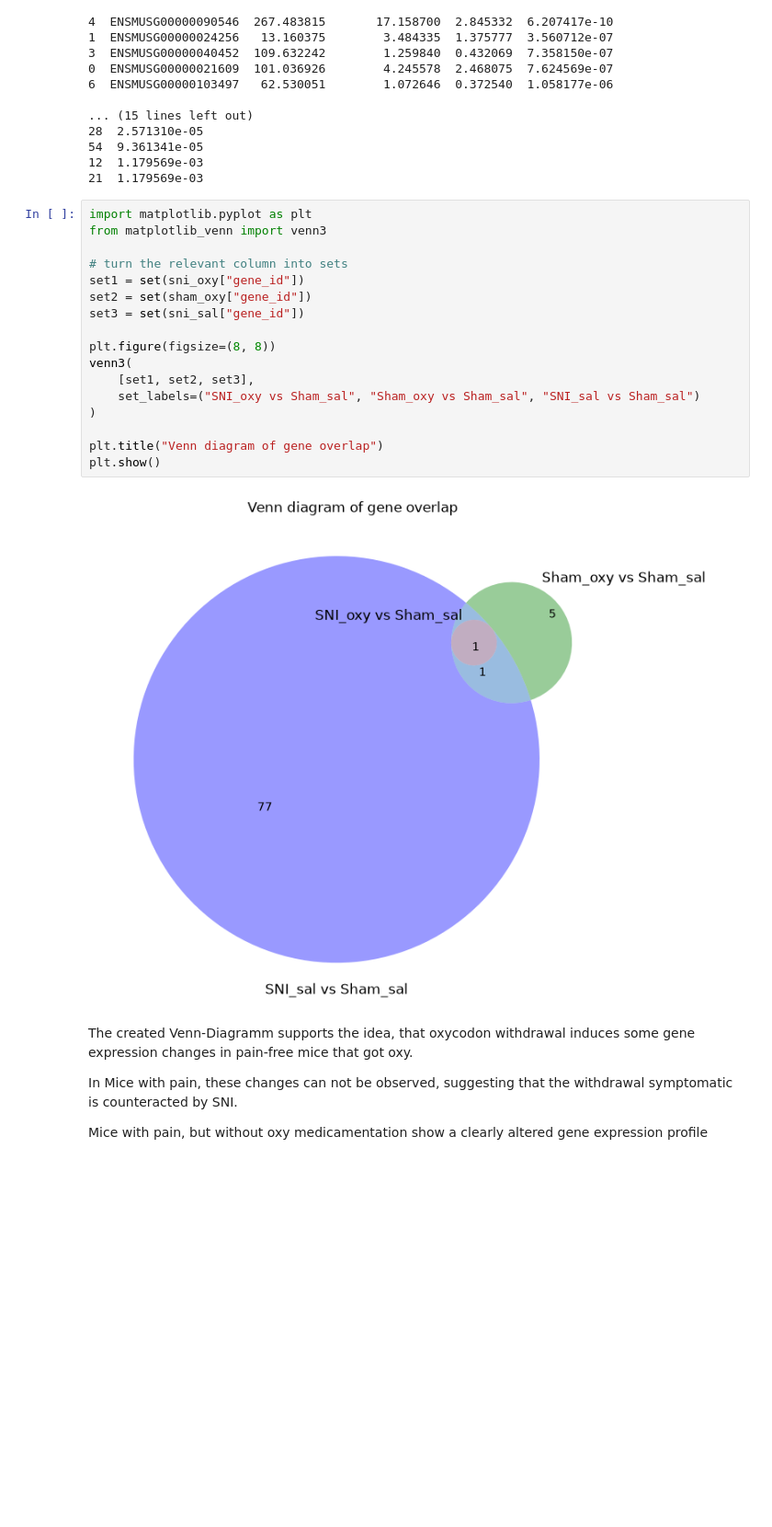
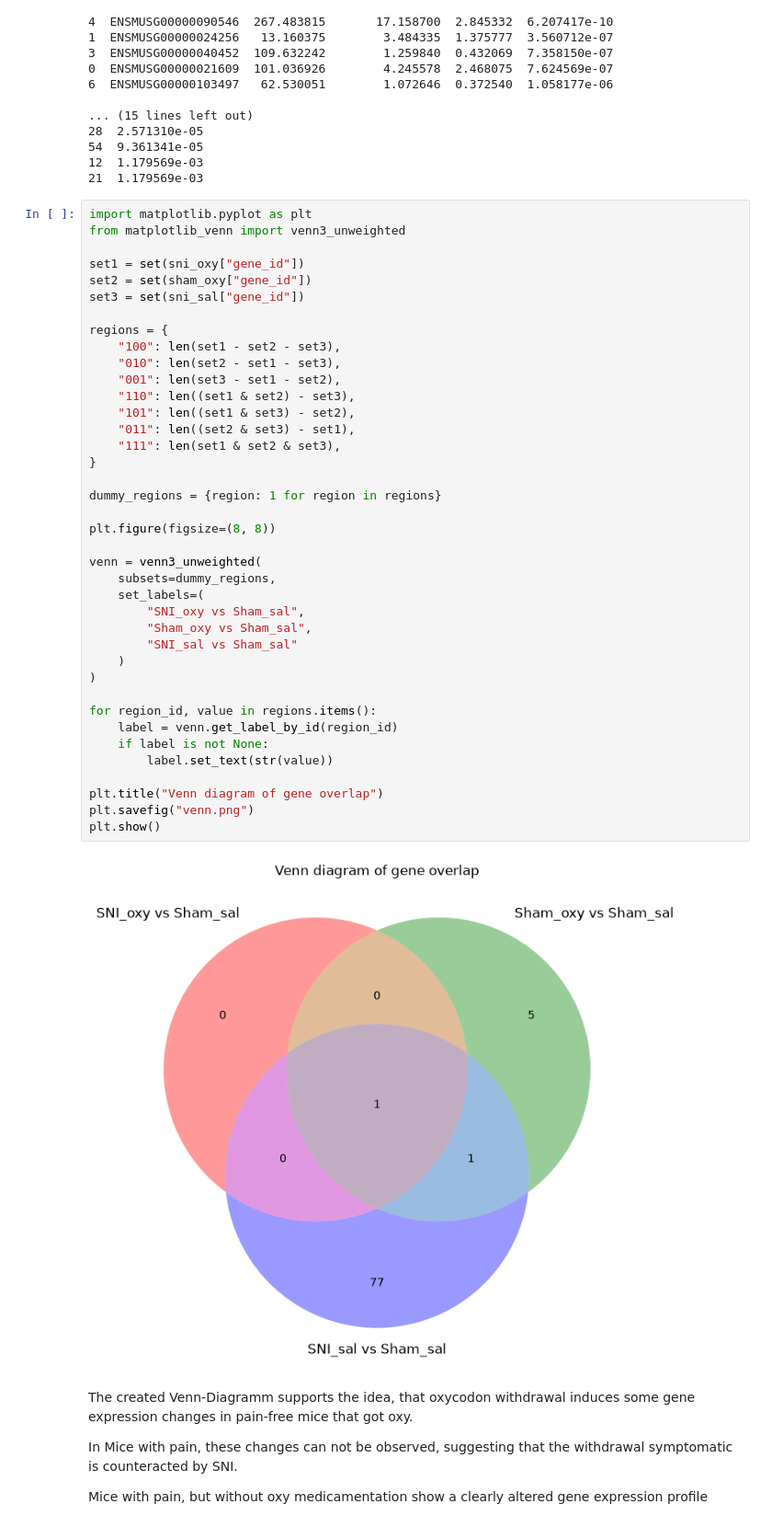
Before and after one commit to C0ldCl0ud/computational-workflows-2026, a Jupyter notebook: day_03/day_03.ipynb, the cells around one changed output. Shown at 92% size. Cells and saved outputs as stored; diff of their text form; blank space fills up the shorter version.

Commit message:
updated venn diagram

```diff
--- a/day_03/day_03.ipynb
+++ b/day_03/day_03.ipynb
@@ -264,23 +264,45 @@ print(sni_sal.sort_values(by="pvalue", ascending=True).head())
 21  1.179569e-03
 # %%
 import matplotlib.pyplot as plt
-from matplotlib_venn import venn3
+from matplotlib_venn import venn3_unweighted
 
-# turn the relevant column into sets
 set1 = set(sni_oxy["gene_id"])
 set2 = set(sham_oxy["gene_id"])
 set3 = set(sni_sal["gene_id"])
 
+regions = {
+    "100": len(set1 - set2 - set3),
+    "010": len(set2 - set1 - set3),
+    "001": len(set3 - set1 - set2),
+    "110": len((set1 & set2) - set3),
+    "101": len((set1 & set3) - set2),
+    "011": len((set2 & set3) - set1),
+    "111": len(set1 & set2 & set3),
+}
+
+dummy_regions = {region: 1 for region in regions}
+
 plt.figure(figsize=(8, 8))
-venn3(
-    [set1, set2, set3],
-    set_labels=("SNI_oxy vs Sham_sal", "Sham_oxy vs Sham_sal", "SNI_sal vs Sham_sal")
+
+venn = venn3_unweighted(
+    subsets=dummy_regions,
+    set_labels=(
+        "SNI_oxy vs Sham_sal",
+        "Sham_oxy vs Sham_sal",
+        "SNI_sal vs Sham_sal"
+    )
 )
 
+for region_id, value in regions.items():
+    label = venn.get_label_by_id(region_id)
+    if label is not None:
+        label.set_text(str(value))
+
 plt.title("Venn diagram of gene overlap")
+plt.savefig("venn.png")
 plt.show()
 # %% [output]
-[figure, old version]
+[figure, new version]
 # %% [markdown]
 The created Venn-Diagramm supports the idea, that oxycodon withdrawal induces some gene expression changes in pain-free mice that got oxy.
 
```
Also changed, not shown: 1 other file.
